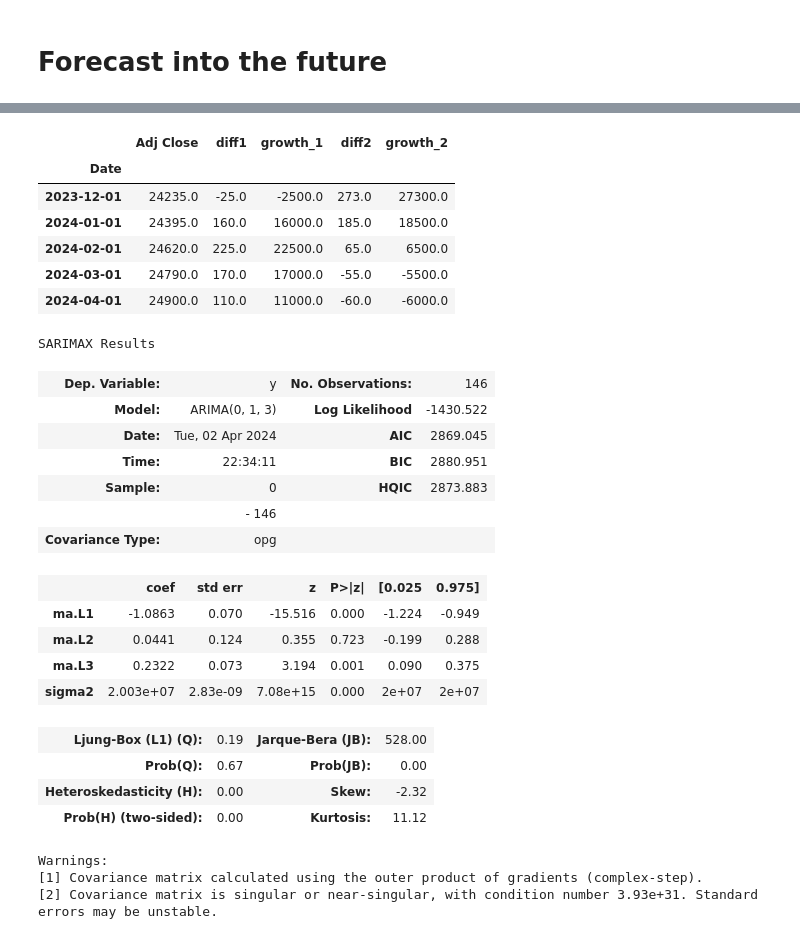
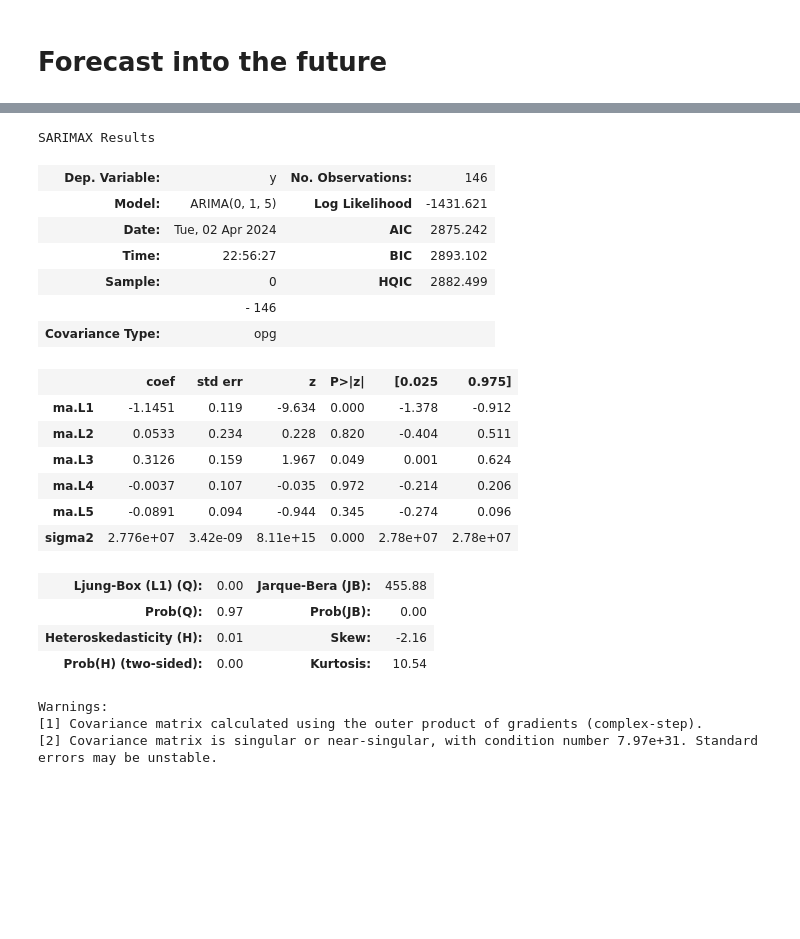
Before and after one commit to czarhirah/Econometrics, a Jupyter notebook: Zah/ARIMA v5.ipynb, the cells around one changed output, grey strips where cells are left out. Saved outputs shown, nothing was run; the diff lists cells and outputs as text; code cells hidden in the pictures; blank space fills up the shorter version.

```diff
--- a/Zah/ARIMA v5.ipynb
+++ b/Zah/ARIMA v5.ipynb
@@ -273,51 +254,43 @@ future_predictions
-# %%
-df.tail()
-# %% [output]
-|  | Adj Close | diff1 | growth_1 | diff2 | growth_2 |
-| Date |  |  |  |  |  |
-| 2023-12-01 | 24235.0 | -25.0 | -2500.0 | 273.0 | 27300.0 |
-| 2024-01-01 | 24395.0 | 160.0 | 16000.0 | 185.0 | 18500.0 |
-| 2024-02-01 | 24620.0 | 225.0 | 22500.0 | 65.0 | 6500.0 |
-| 2024-03-01 | 24790.0 | 170.0 | 17000.0 | -55.0 | -5500.0 |
-| 2024-04-01 | 24900.0 | 110.0 | 11000.0 | -60.0 | -6000.0 |
 # %%
 future_predictions = []
 n_test_obser = len(future_dates_df)
 df_list = list(df['Adj Close'])
 
 p = 0
 d = 1
-q = 3
+q = 5
 
 for i in range(n_test_obser):
     pred_model = ARIMA(df_list, order=(p,d,q))
     pred_model_fit = pred_model.fit()
     pred_output = pred_model_fit.forecast()
     yhat = list(pred_output)
     future_predictions.append(yhat)
     forecast_value = yhat
     df_list.extend(forecast_value)
 
 pred_model_fit.summary()
 # %% [output]
 SARIMAX Results
 | Dep. Variable: | y | No. Observations: | 146 |
-| Model: | ARIMA(0, 1, 3) | Log Likelihood | -1430.522 |
-| Date: | Tue, 02 Apr 2024 | AIC | 2869.045 |
-| Time: | 22:34:11 | BIC | 2880.951 |
-| Sample: | 0 | HQIC | 2873.883 |
+| Model: | ARIMA(0, 1, 5) | Log Likelihood | -1431.621 |
+| Date: | Tue, 02 Apr 2024 | AIC | 2875.242 |
+| Time: | 22:56:27 | BIC | 2893.102 |
+| Sample: | 0 | HQIC | 2882.499 |
 |  | - 146 |  |  |
 | Covariance Type: | opg |  |  |
 |  | coef | std err | z | P>|z| | [0.025 | 0.975] |
-| ma.L1 | -1.0863 | 0.070 | -15.516 | 0.000 | -1.224 | -0.949 |
-| ma.L2 | 0.0441 | 0.124 | 0.355 | 0.723 | -0.199 | 0.288 |
-| ma.L3 | 0.2322 | 0.073 | 3.194 | 0.001 | 0.090 | 0.375 |
-| sigma2 | 2.003e+07 | 2.83e-09 | 7.08e+15 | 0.000 | 2e+07 | 2e+07 |
+| ma.L1 | -1.1451 | 0.119 | -9.634 | 0.000 | -1.378 | -0.912 |
+| ma.L2 | 0.0533 | 0.234 | 0.228 | 0.820 | -0.404 | 0.511 |
+| ma.L3 | 0.3126 | 0.159 | 1.967 | 0.049 | 0.001 | 0.624 |
+| ma.L4 | -0.0037 | 0.107 | -0.035 | 0.972 | -0.214 | 0.206 |
+| ma.L5 | -0.0891 | 0.094 | -0.944 | 0.345 | -0.274 | 0.096 |
+| sigma2 | 2.776e+07 | 3.42e-09 | 8.11e+15 | 0.000 | 2.78e+07 | 2.78e+07 |
-| Ljung-Box (L1) (Q): | 0.19 | Jarque-Bera (JB): | 528.00 |
-| Prob(Q): | 0.67 | Prob(JB): | 0.00 |
-| Heteroskedasticity (H): | 0.00 | Skew: | -2.32 |
-| Prob(H) (two-sided): | 0.00 | Kurtosis: | 11.12 |
+| Ljung-Box (L1) (Q): | 0.00 | Jarque-Bera (JB): | 455.88 |
+| Prob(Q): | 0.97 | Prob(JB): | 0.00 |
+| Heteroskedasticity (H): | 0.01 | Skew: | -2.16 |
+| Prob(H) (two-sided): | 0.00 | Kurtosis: | 10.54 |
 Warnings:
 [1] Covariance matrix calculated using the outer product of gradients (complex-step).
-[2] Covariance matrix is singular or near-singular, with condition number 3.93e+31. Standard errors may be unstable.
+[2] Covariance matrix is singular or near-singular, with condition number 7.97e+31. Standard errors may be unstable.
 # %%
```
Also changed, not shown: parts of 4 cells of this notebook.
